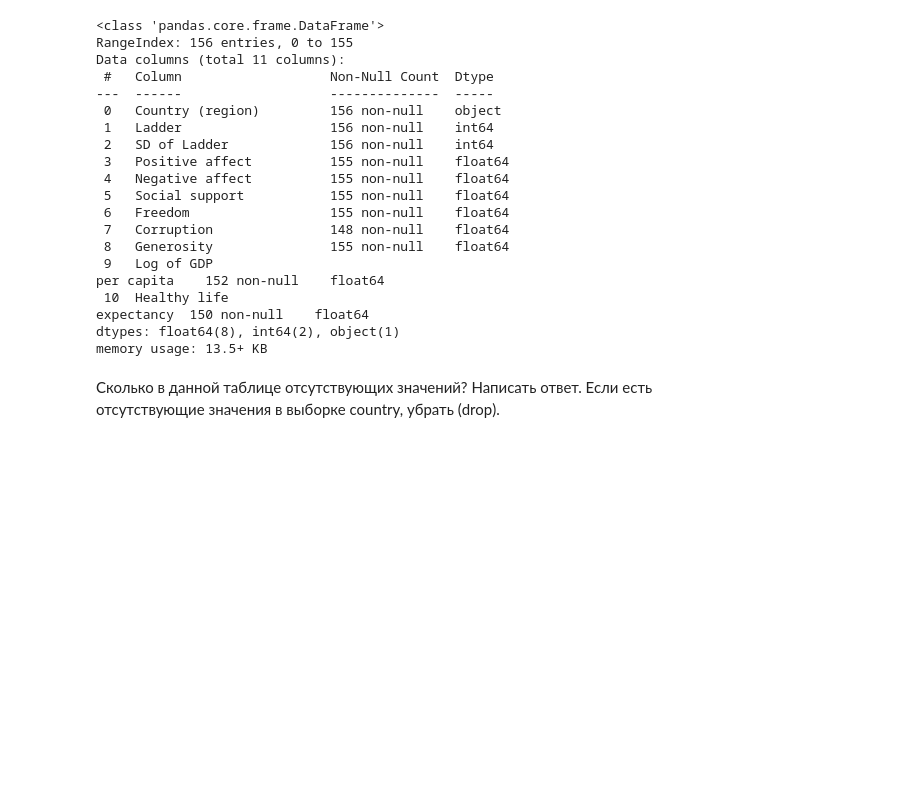
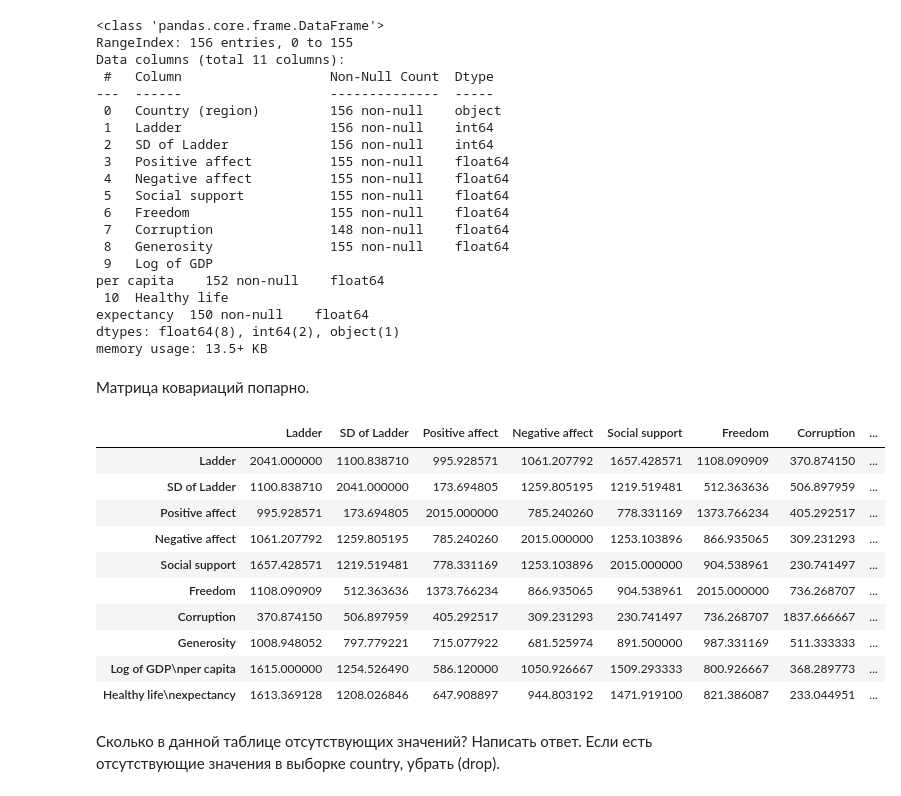
Before and after one commit to Nataroff/HOMEWORK, a Jupyter notebook: Статистика в Python/homework-4.ipynb, the cells around one changed output. Cells and saved outputs as stored; diff of their text form; code cells hidden in the pictures; blank space fills up the shorter version.

```diff
--- a/Статистика в Python/homework-4.ipynb
+++ b/Статистика в Python/homework-4.ipynb
@@ -266,6 +266,22 @@ per capita    152 non-null    float64
 expectancy  150 non-null    float64
 dtypes: float64(8), int64(2), object(1)
 memory usage: 13.5+ KB
+# %% [markdown]
+Матрица ковариаций попарно.
+# %%
+data_2.cov()
+# %% [output]
+|  | Ladder | SD of Ladder | Positive affect | Negative affect | Social support | Freedom | Corruption | ... |
+| Ladder | 2041.000000 | 1100.838710 | 995.928571 | 1061.207792 | 1657.428571 | 1108.090909 | 370.874150 | ... |
+| SD of Ladder | 1100.838710 | 2041.000000 | 173.694805 | 1259.805195 | 1219.519481 | 512.363636 | 506.897959 | ... |
+| Positive affect | 995.928571 | 173.694805 | 2015.000000 | 785.240260 | 778.331169 | 1373.766234 | 405.292517 | ... |
+| Negative affect | 1061.207792 | 1259.805195 | 785.240260 | 2015.000000 | 1253.103896 | 866.935065 | 309.231293 | ... |
+| Social support | 1657.428571 | 1219.519481 | 778.331169 | 1253.103896 | 2015.000000 | 904.538961 | 230.741497 | ... |
+| Freedom | 1108.090909 | 512.363636 | 1373.766234 | 866.935065 | 904.538961 | 2015.000000 | 736.268707 | ... |
+| Corruption | 370.874150 | 506.897959 | 405.292517 | 309.231293 | 230.741497 | 736.268707 | 1837.666667 | ... |
+| Generosity | 1008.948052 | 797.779221 | 715.077922 | 681.525974 | 891.500000 | 987.331169 | 511.333333 | ... |
+| Log of GDP\nper capita | 1615.000000 | 1254.526490 | 586.120000 | 1050.926667 | 1509.293333 | 800.926667 | 368.289773 | ... |
+| Healthy life\nexpectancy | 1613.369128 | 1208.026846 | 647.908897 | 944.803192 | 1471.919100 | 821.386087 | 233.044951 | ... |
 # %% [markdown]
 Сколько в данной таблице отсутствующих значений? Написать ответ. Если есть отсутствующие значения в выборке country, убрать (drop).
 # %%
```
Also changed, not shown: parts of 2 cells of this notebook.
